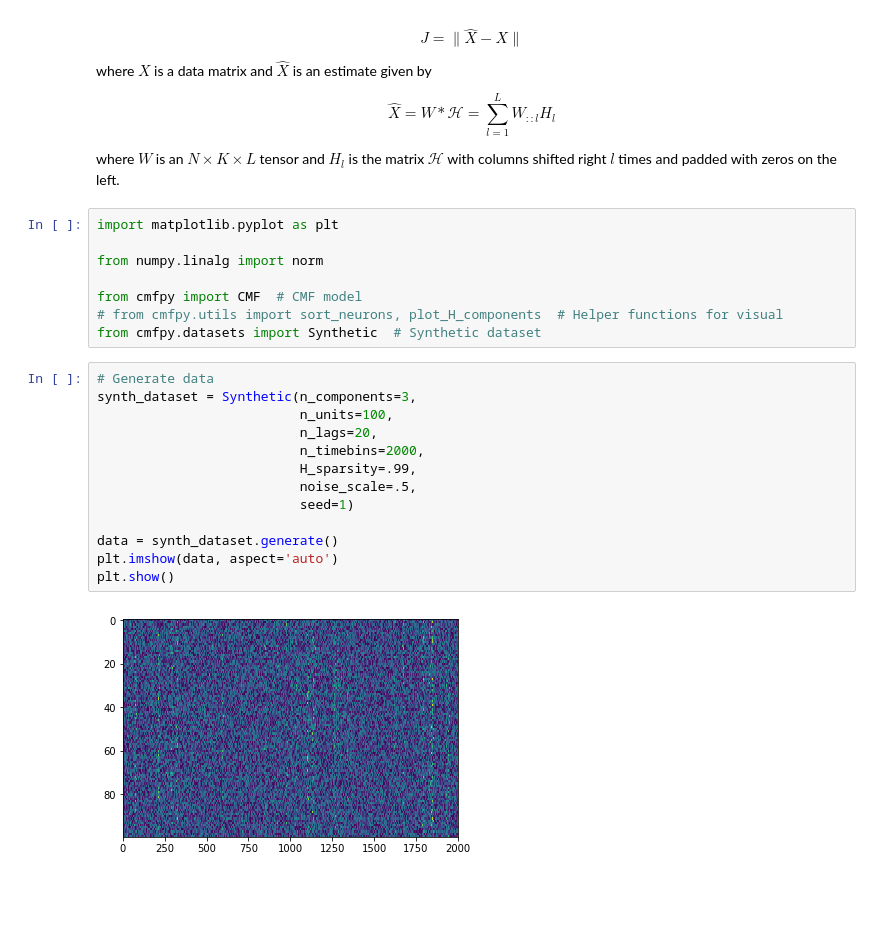
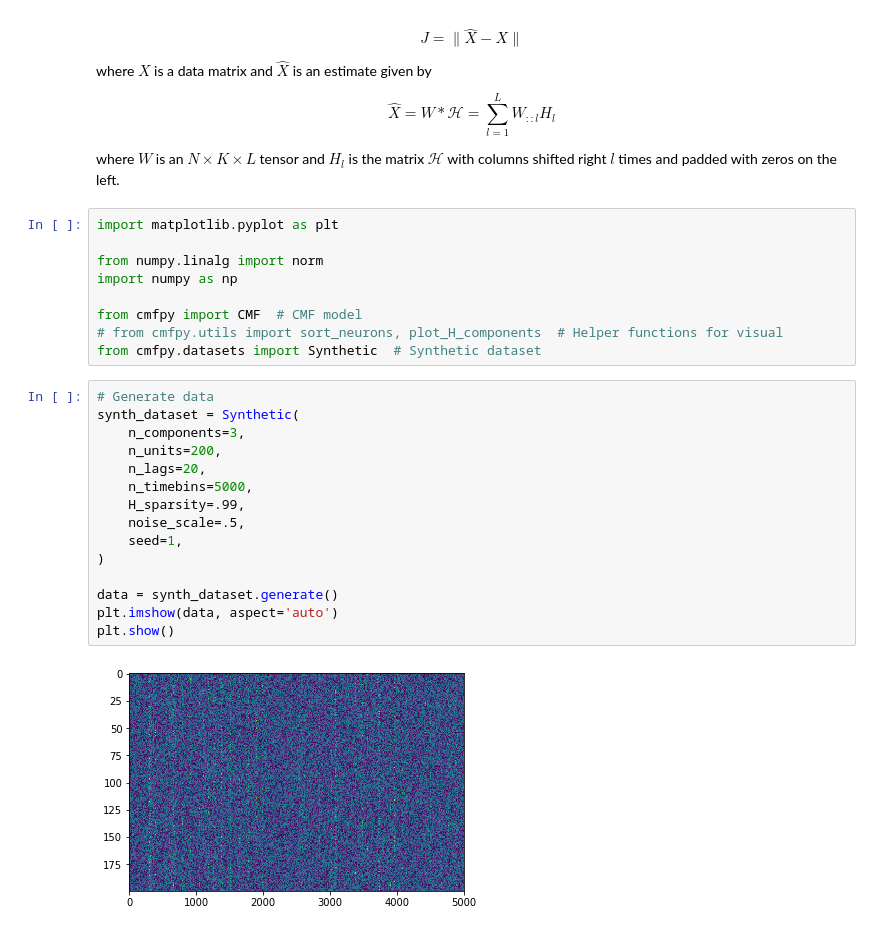
Before and after one commit to degleris1/cmfpy, a Jupyter notebook: examples/demo_synthetic.ipynb, the cells around one changed output. Saved outputs shown, nothing was run; the diff lists cells and outputs as text; blank space fills up the shorter version.

```diff
--- a/examples/demo_synthetic.ipynb
+++ b/examples/demo_synthetic.ipynb
@@ -14,24 +14,27 @@ where $W$ is an $N \times K \times L$ tensor and $H_l$ is the matrix $\mathcal{H
 import matplotlib.pyplot as plt
 
 from numpy.linalg import norm
+import numpy as np
 
 from cmfpy import CMF  # CMF model
 # from cmfpy.utils import sort_neurons, plot_H_components  # Helper functions for visual
 from cmfpy.datasets import Synthetic  # Synthetic dataset
 # %%
 # Generate data
-synth_dataset = Synthetic(n_components=3,
-                          n_units=100,
-                          n_lags=20,
-                          n_timebins=2000,
-                          H_sparsity=.99,
-                          noise_scale=.5,
-                          seed=1)
+synth_dataset = Synthetic(
+    n_components=3,
+    n_units=200,
+    n_lags=20,
+    n_timebins=5000,
+    H_sparsity=.99,
+    noise_scale=.5,
+    seed=1,
+)
 
 data = synth_dataset.generate()
 plt.imshow(data, aspect='auto')
 plt.show()
 # %% [output]
-[figure, old version]
+[figure, new version]
 # %%
 # Fit model
```
Also changed, not shown: parts of 8 cells of this notebook, 12 other files.
